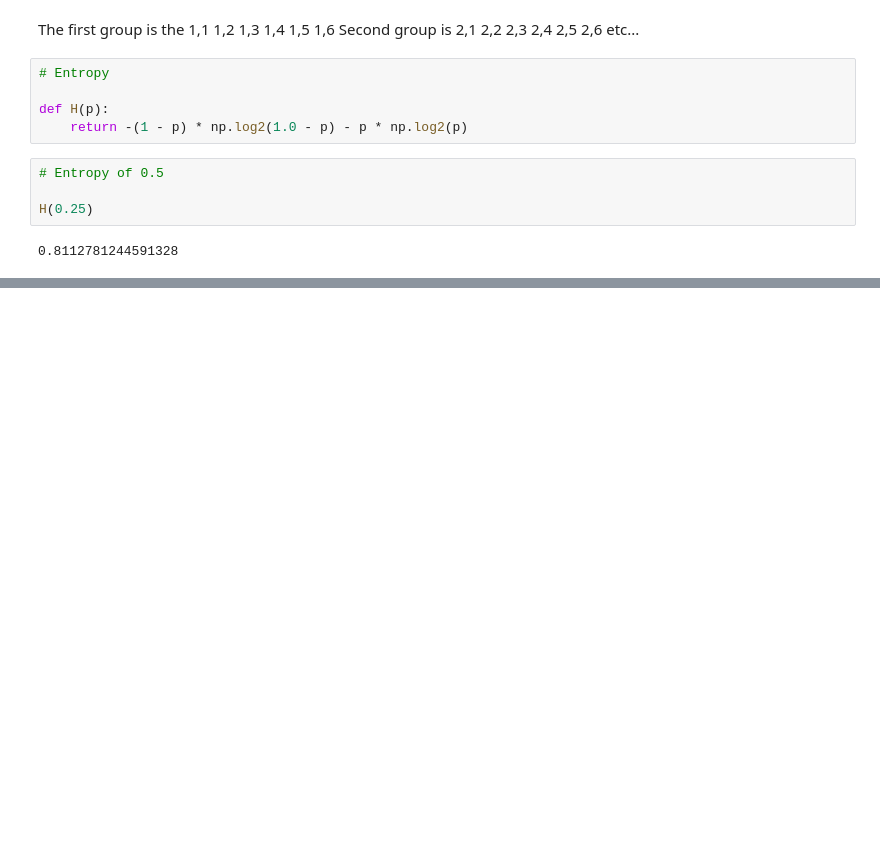
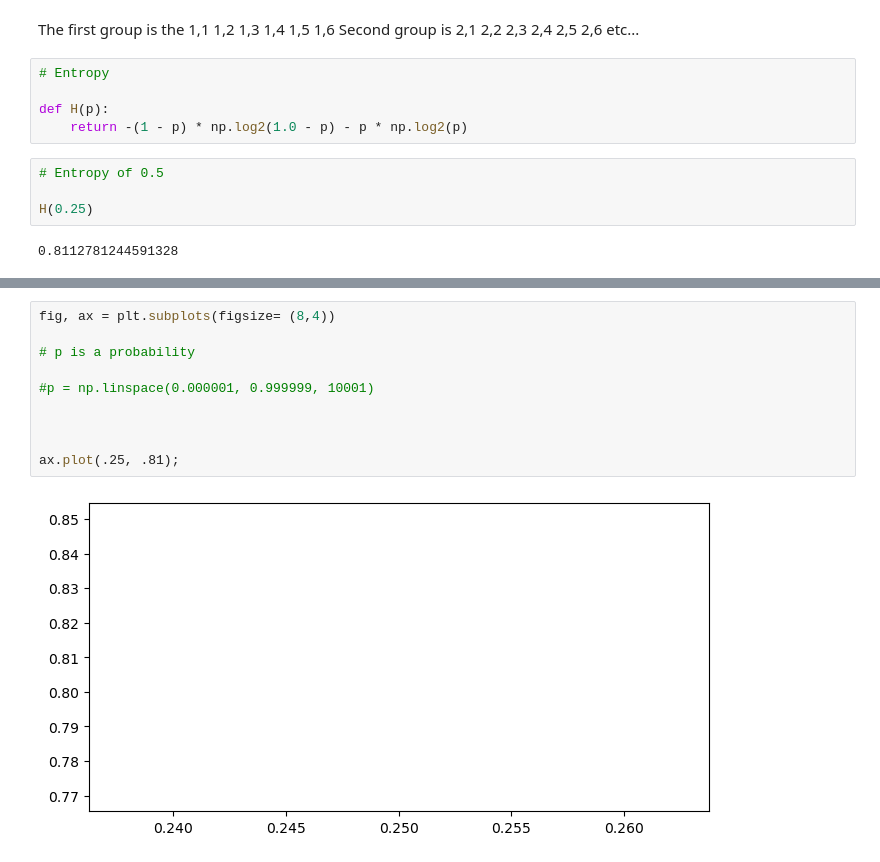
Before and after one commit to PeeBs68/mywork, a Jupyter notebook: fund_da_week7and8.ipynb, the cells around one changed output, grey strips where cells are left out. Saved outputs shown, nothing was run; the diff lists cells and outputs as text; blank space fills up the shorter version.

```diff
--- a/fund_da_week7and8.ipynb
+++ b/fund_da_week7and8.ipynb
@@ -223,0 +227,12 @@ array([2, 1, 1, ..., 1, 1, 1])
+# %%
+fig, ax = plt.subplots(figsize= (8,4))
+
+# p is a probability
+
+#p = np.linspace(0.000001, 0.999999, 10001)
+
+
+
+ax.plot(.25, .81);
+# %% [output]
+[figure, added]
```
Also changed, not shown: parts of 20 cells of this notebook.
